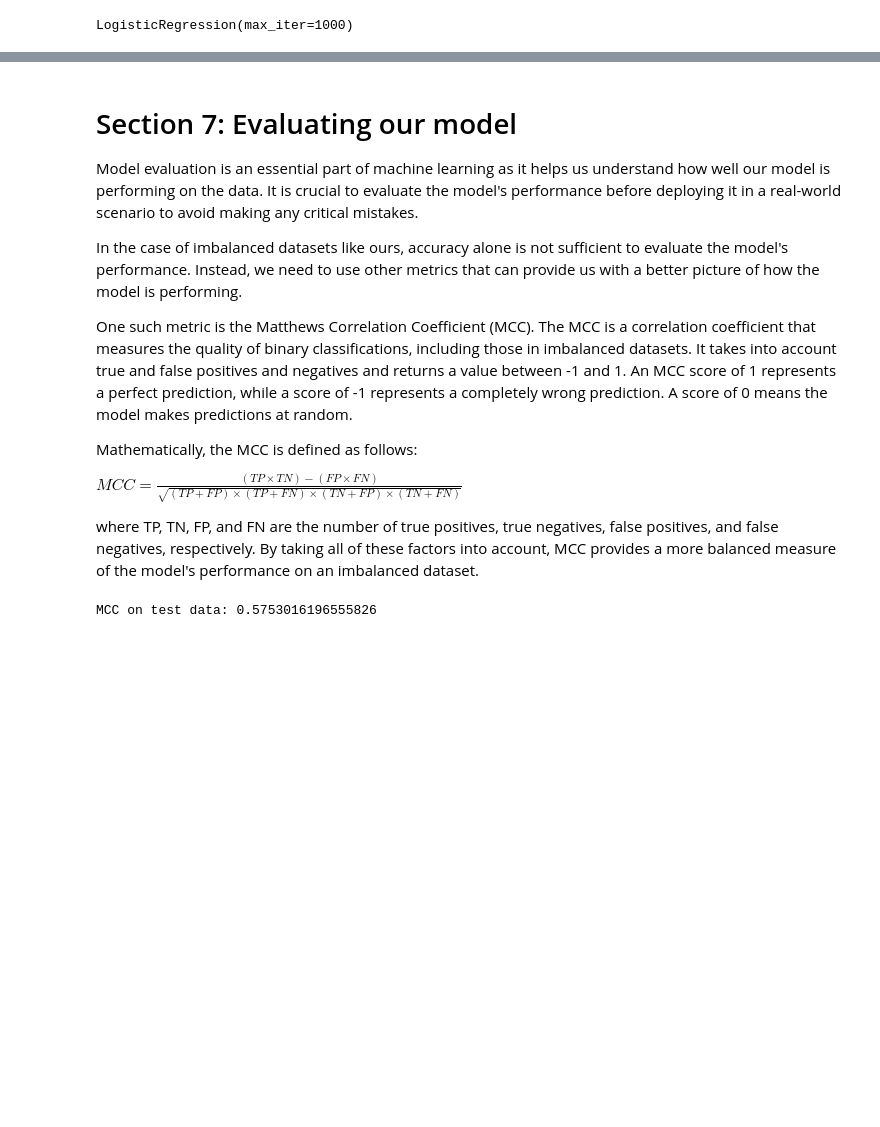
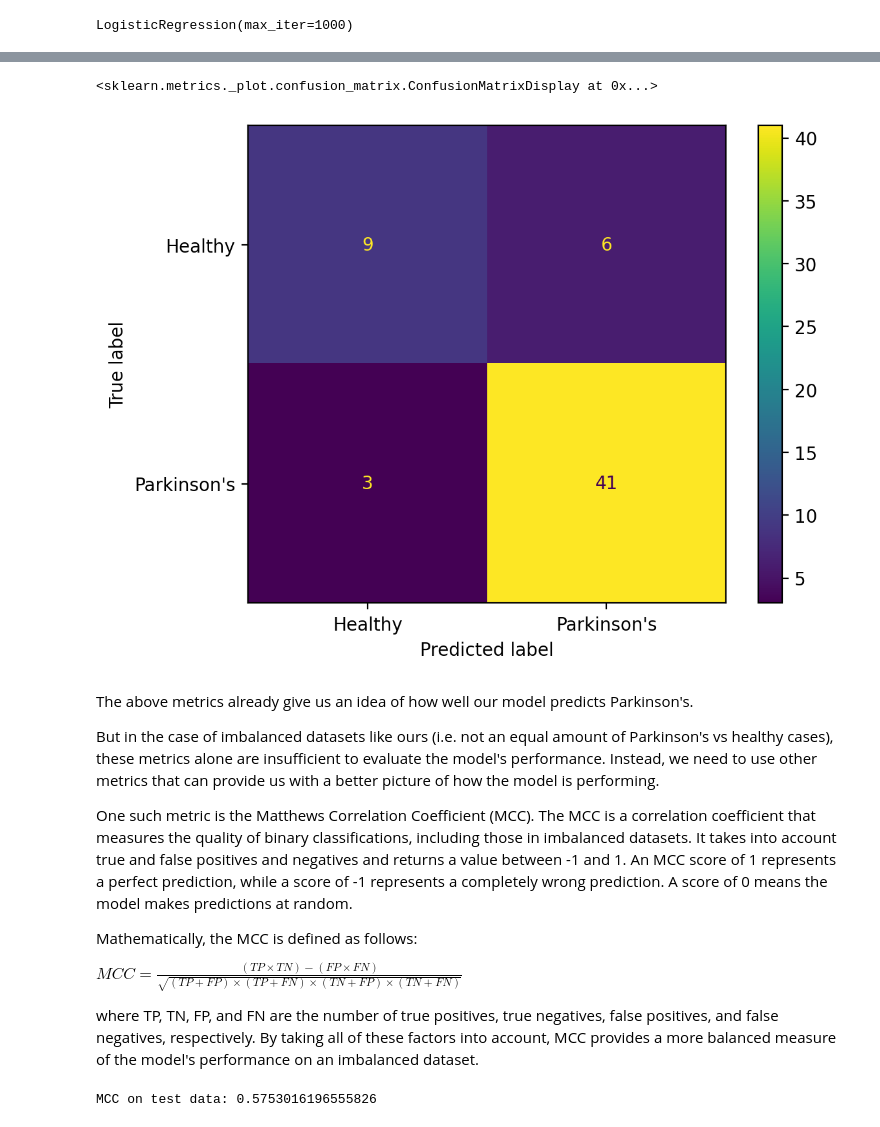
Before and after one commit to jeskowagner/IGC-ADSWorkshop, a Jupyter notebook: challenges/parkinson/parkinsons_walkthrough.ipynb, the cells around one changed output, grey strips where cells are left out. Cells and saved outputs as stored; diff of their text form; code cells hidden in the pictures; blank space fills up the shorter version.

Commit message:
Add confusion matrix

```diff
--- a/challenges/parkinson/parkinsons_walkthrough.ipynb
+++ b/challenges/parkinson/parkinsons_walkthrough.ipynb
@@ -180,8 +206,12 @@ LogisticRegression(max_iter=1000)
+# %%
+ConfusionMatrixDisplay.from_predictions(y_test, y_pred, display_labels=["Healthy", "Parkinson's"])
+# %% [output]
+<sklearn.metrics._plot.confusion_matrix.ConfusionMatrixDisplay at 0x...>
+[figure, added]
 # %% [markdown]
-# Section 7: Evaluating our model
-Model evaluation is an essential part of machine learning as it helps us understand how well our model is performing on the data. It is crucial to evaluate the model's performance before deploying it in a real-world scenario to avoid making any critical mistakes.
+The above metrics already give us an idea of how well our model predicts Parkinson's.
 
-In the case of imbalanced datasets like ours, accuracy alone is not sufficient to evaluate the model's performance. Instead, we need to use other metrics that can provide us with a better picture of how the model is performing.
+But in the case of imbalanced datasets like ours (i.e. not an equal amount of Parkinson's vs healthy cases), these metrics alone are insufficient to evaluate the model's performance. Instead, we need to use other metrics that can provide us with a better picture of how the model is performing.
 
 One such metric is the Matthews Correlation Coefficient (MCC). The MCC is a correlation coefficient that measures the quality of binary classifications, including those in imbalanced datasets. It takes into account true and false positives and negatives and returns a value between -1 and 1. An MCC score of 1 represents a perfect prediction, while a score of -1 represents a completely wrong prediction. A score of 0 means the model makes predictions at random.
 
```
Also changed, not shown: parts of 6 cells of this notebook.
